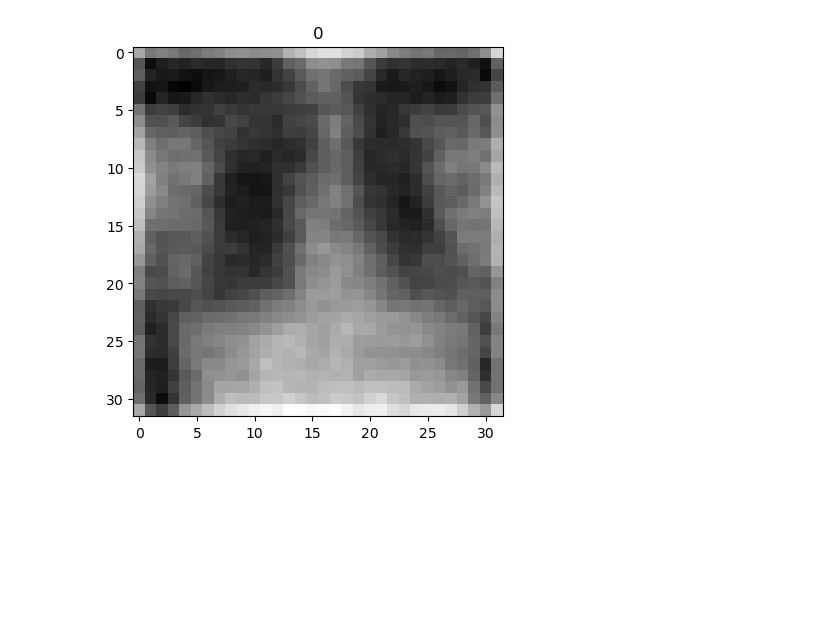
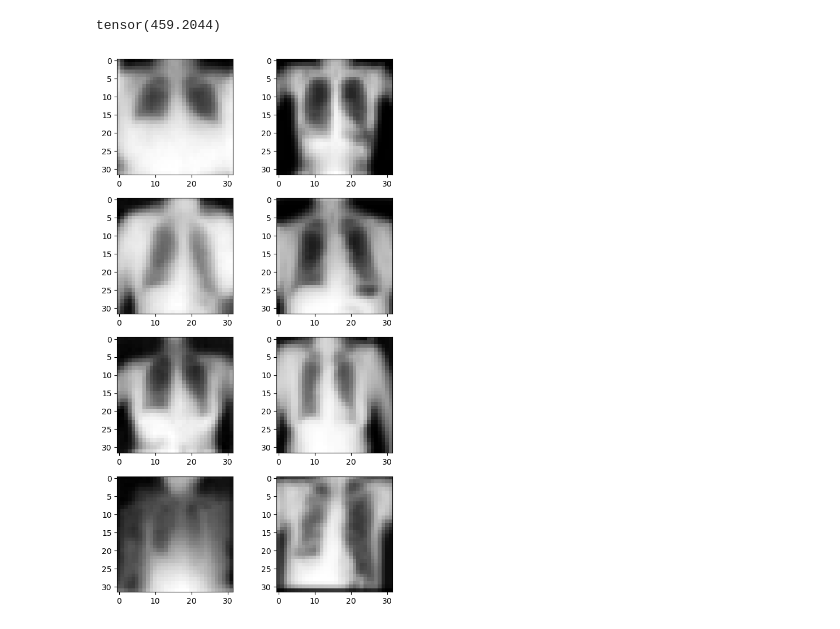
Before and after one commit to mlaves/medical_diffusion, a Jupyter notebook: test.ipynb, the cells around one changed output. Cells and saved outputs as stored; diff of their text form; code cells hidden in the pictures; blank space fills up the shorter version.

```diff
--- a/test.ipynb
+++ b/test.ipynb
@@ -9,10 +8,13 @@ from dataset import MedMNISTv2
 from models import UNet
 # %%
-net = UNet(in_channels=1, out_channels=1)
-checkpoint = torch.load("logs/checkpoint.pt", map_location="cpu")
+device = torch.device("cpu")
+
+net = UNet(in_channels=2, out_channels=1).to(device)
+checkpoint = torch.load("logs/checkpoint_128.pt", map_location="cpu")
 net.load_state_dict(checkpoint["net_state_dict"])
 print(checkpoint['epoch'])
 
 timesteps = 1000
-beta = torch.linspace(1e-4, 0.02, timesteps)
+dataset = MedMNISTv2("val_images")
+beta = dataset.get_beta()
 # %% [output]
@@ -20,19 +32,55 @@ beta = torch.linspace(1e-4, 0.02, timesteps)
 # %%
-x_t = torch.randn(1, 1, 32, 32)
+batch_size = 4
+timesteps = 999
+x_0 = torch.concat(
+    (
+        dataset._get(0, timesteps)[0].unsqueeze(0).to(device),
+        dataset._get(1, timesteps)[0].unsqueeze(0).to(device),
+        dataset._get(2, timesteps)[0].unsqueeze(0).to(device),
+        dataset._get(3, timesteps)[0].unsqueeze(0).to(device)
+    ),
+    dim=0
+)
+x_t = torch.concat(
+    (
+        dataset._get(0, timesteps)[1].unsqueeze(0).to(device),
+        dataset._get(1, timesteps)[1].unsqueeze(0).to(device),
+        dataset._get(2, timesteps)[1].unsqueeze(0).to(device),
+        dataset._get(3, timesteps)[1].unsqueeze(0).to(device)
+    ),
+    dim=0
+)
+x_t = torch.randn(batch_size, 1, 32, 32).to(device)
+
 with torch.inference_mode():
-    steps = tqdm(range(0, timesteps)[::-1])
+    steps = tqdm(range(1, timesteps)[::-1])
     for t in steps:
-        eps = net(x_t)
+        # embed_timestep along channel dim
+        t_embedding = positional_embedding(t, d=32).repeat((batch_size, 1, 32, 1)).to(device)
+        x_t_embed = torch.concat((x_t, t_embedding), dim=1)
+
+        eps_pred = net(x_t_embed)
+
         alpha_t = 1-beta[t]
         alpha_bar_t = torch.prod(1-beta[:t+1])
-        z = torch.randn(1, 1, 32, 32)
+        z = torch.randn(batch_size, 1, 32, 32)
         sigma_t = torch.sqrt(beta[t]) if t > 0 else 0
-        x_t = 1/torch.sqrt(alpha_t)*(x_t-(1-alpha_t)/torch.sqrt(1-alpha_bar_t)*eps) + sigma_t*z
+        x_t = 1/torch.sqrt(alpha_t)*(x_t-(1-alpha_t)/torch.sqrt(1-alpha_bar_t)*eps_pred) + sigma_t*z
         steps.set_description(f"{t:03d}, {sigma_t:.4f}")
 
-plt.figure()
-plt.imshow(x_t.detach().cpu().numpy()[0,0], cmap='gray')
-plt.title(f"{str(t)}")
+    print(torch.nn.functional.mse_loss(x_t, x_0))
+
+fig, ax = plt.subplots(4, 2, figsize=(6, 10))
+ax[0,0].imshow(x_t[0,0].detach().cpu().numpy(), cmap='gray')
+ax[0,1].imshow(dataset._get(0, 999)[0][0].cpu().numpy(), cmap='gray')
+ax[1,0].imshow(x_t[1,0].detach().cpu().numpy(), cmap='gray')
+ax[1,1].imshow(dataset._get(1, 999)[0][0].cpu().numpy(), cmap='gray')
+ax[2,0].imshow(x_t[2,0].detach().cpu().numpy(), cmap='gray')
+ax[2,1].imshow(dataset._get(2, 999)[0][0].cpu().numpy(), cmap='gray')
+ax[3,0].imshow(x_t[3,0].detach().cpu().numpy(), cmap='gray')
+ax[3,1].imshow(dataset._get(3, 999)[0][0].cpu().numpy(), cmap='gray')
+fig.tight_layout()
 plt.show()
 # %% [output]
+tensor(459.2044)
-[figure, old version]
+[figure, new version]
```
Also changed, not shown: parts of 3 cells of this notebook, 5 other files.
